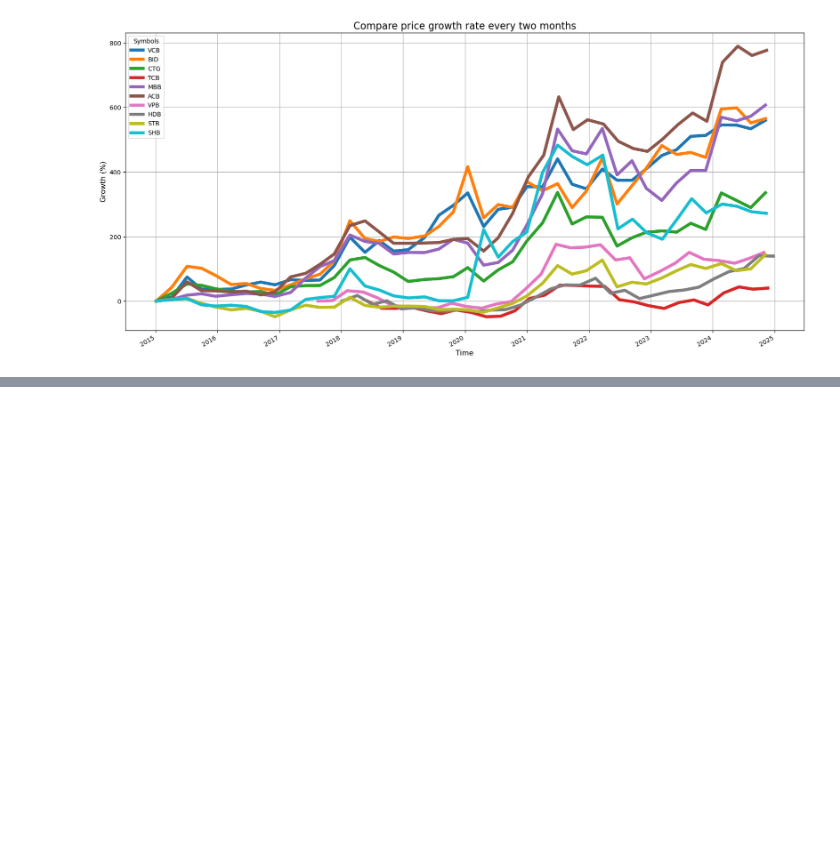
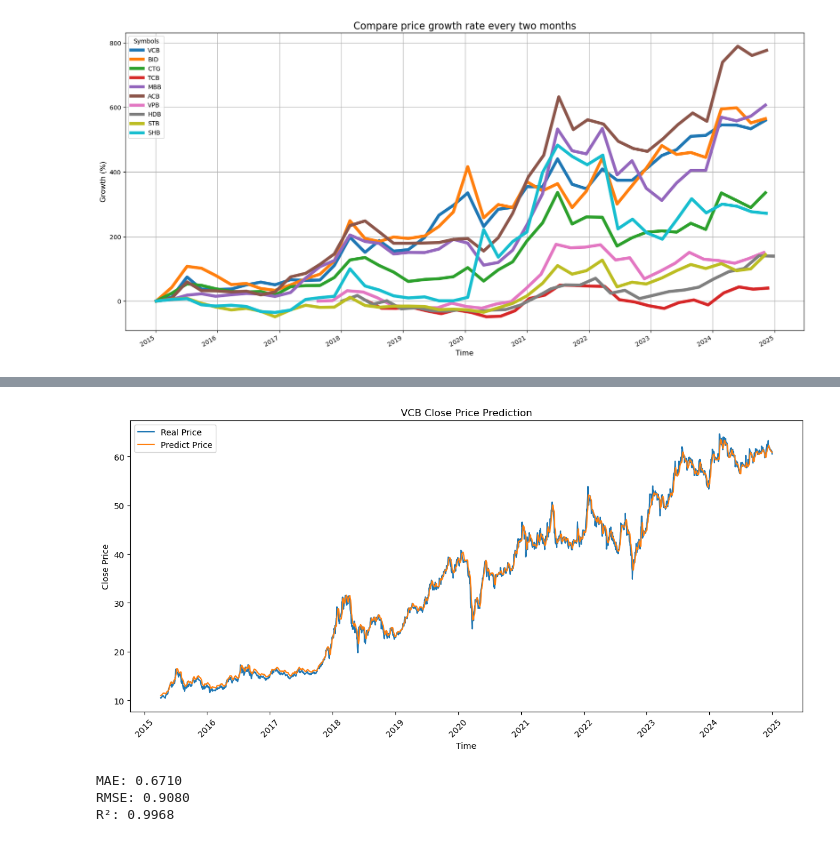
Before and after one commit to ngocbao220/Bigdata-ASM1-StockPrice, a Jupyter notebook: notebook/explore.ipynb, the cells around one changed output, grey strips where cells are left out. Saved outputs shown, nothing was run; the diff lists cells and outputs as text; code cells hidden in the pictures; blank space fills up the shorter version.

Commit message:
update prediction and report

```diff
--- a/notebook/explore.ipynb
+++ b/notebook/explore.ipynb
@@ -148,0 +153,5 @@ plt.show()
+# %%
+code_used = "VCB"
+
+VCB_dataset = data[code_used]
+VCB_dataset.head()
@@ -148,0 +216,18 @@ plt.show()
+# %%
+lookback = 60
+
+# Lưu mảng giá và ngày
+data = VCB_dataset[['time', 'close']]
+scaled_close = scaler.fit_transform(data[['close']])
+
+dates = data['time'].values  # mảng ngày
+
+X, y, dates_y = [], [], []  # thêm mảng ngày y
+
+for i in range(lookback, len(scaled_close)):
+    X.append(scaled_close[i-lookback:i, 0])
+    y.append(scaled_close[i, 0])
+    dates_y.append(dates[i])  # ngày tương ứng với giá trị y (ngày cần dự đoán)
+
+X, y = np.array(X), np.array(y)
+X = np.reshape(X, (X.shape[0], X.shape[1], 1))
@@ -148,0 +291,29 @@ plt.show()
+# %%
+plt.figure(figsize=(12,6))
+plt.plot(dates_y, real, label='Real Price')
+plt.plot(dates_y, predictions, label='Predict Price')
+plt.xlabel('Time')
+plt.ylabel('Close Price')
+plt.title('VCB Close Price Prediction')
+plt.legend()
+plt.xticks(rotation=45)
+plt.tight_layout()
+plt.show()
+# %% [output]
+[figure, added]
+# %%
+from sklearn.metrics import mean_absolute_error, mean_squared_error, r2_score
+import numpy as np
+
+mae = mean_absolute_error(real, predictions)
+mse = mean_squared_error(real, predictions)
+rmse = np.sqrt(mse)
+r2 = r2_score(real, predictions)
+
+print(f"MAE: {mae:.4f}")
+print(f"RMSE: {rmse:.4f}")
+print(f"R²: {r2:.4f}")
+# %% [output]
+MAE: 0.6710
+RMSE: 0.9080
+R²: 0.9968
```
Also changed, not shown: parts of 10 cells of this notebook, 14 other files.
